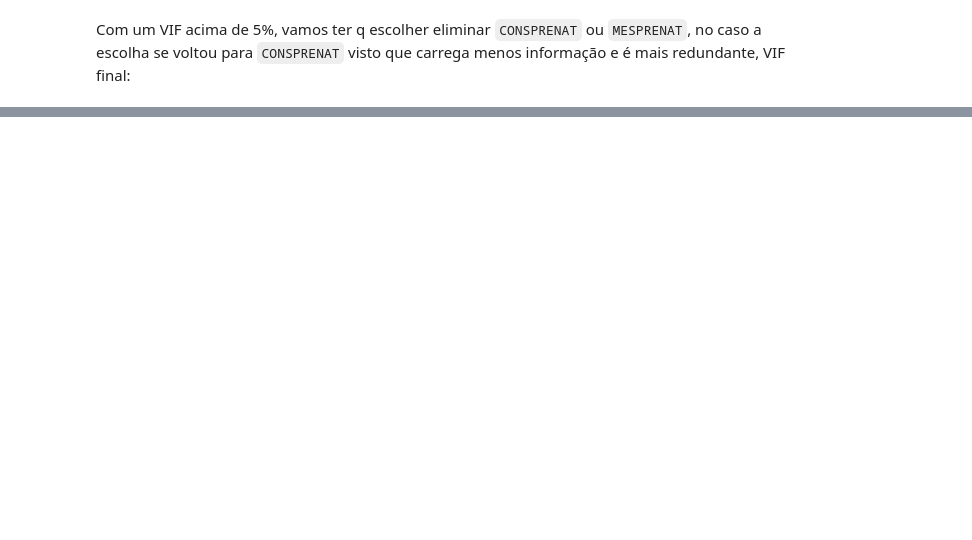
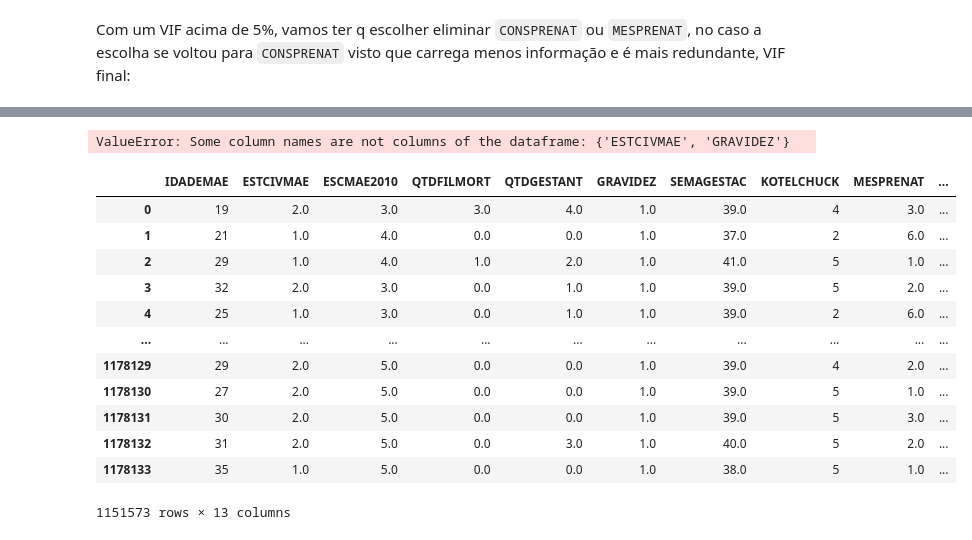
Before and after one commit to luizv55/SINASC-BirthWeight, a Jupyter notebook: main.ipynb, the cells around one changed output, grey strips where cells are left out. Saved outputs shown, nothing was run; the diff lists cells and outputs as text; code cells hidden in the pictures; blank space fills up the shorter version.

```diff
--- a/main.ipynb
+++ b/main.ipynb
@@ -628,3 +604,56 @@ print(vif)
 # %%
 # Removendo
 df = df.drop(columns='CONSPRENAT')
+# %%
+# Definindo o mes, preenchendo valores com a mediana e criando a temporada
+def mes_temporada(mes):
+    if mes in [12, 1, 2]:
+        return 'V'
+    elif mes in [3, 4, 5]:
+        return 'O'
+    elif mes in [6, 7, 8]:
+        return 'I'
+    elif mes in [9, 10, 11]:
+        return 'P'
+
+df['MES'] = df['DTNASC'].astype(str).str.split('-').str[1].astype(float)
+median_mes = df['MES'].median()
+df['MES'] = df['MES'].fillna(median_mes).astype(int)
+df['TEMPORADA'] = df['MES'].apply(mes_temporada)
+
+# Removendo a data de nascimento
+df = df.drop(columns='DTNASC')
+# %%
+from sklearn.compose import ColumnTransformer
+from sklearn.preprocessing import OneHotEncoder
+# Aplicando encoding em variáveis categoricas
+colunas_categoricas = ['GRAVIDEZ', 'ESTCIVMAE']
+
+preprocessor = ColumnTransformer(
+    transformers=[
+        ('onehot', OneHotEncoder(drop='first', handle_unknown='ignore'), colunas_categoricas)
+    ],
+    remainder='passthrough'
+)
+
+X_transformed = preprocessor.fit_transform(X)
+
+preprocessor.get_feature_names_out()
+# %% [output]
+ValueError: Some column names are not columns of the dataframe: {'ESTCIVMAE', 'GRAVIDEZ'}
+# %%
+df
+# %% [output]
+|  | IDADEMAE | ESTCIVMAE | ESCMAE2010 | QTDFILMORT | QTDGESTANT | GRAVIDEZ | SEMAGESTAC | KOTELCHUCK | MESPRENAT | ... |
+| 0 | 19 | 2.0 | 3.0 | 3.0 | 4.0 | 1.0 | 39.0 | 4 | 3.0 | ... |
+| 1 | 21 | 1.0 | 4.0 | 0.0 | 0.0 | 1.0 | 37.0 | 2 | 6.0 | ... |
+| 2 | 29 | 1.0 | 4.0 | 1.0 | 2.0 | 1.0 | 41.0 | 5 | 1.0 | ... |
+| 3 | 32 | 2.0 | 3.0 | 0.0 | 1.0 | 1.0 | 39.0 | 5 | 2.0 | ... |
+| 4 | 25 | 1.0 | 3.0 | 0.0 | 1.0 | 1.0 | 39.0 | 2 | 6.0 | ... |
+| ... | ... | ... | ... | ... | ... | ... | ... | ... | ... | ... |
+| 1178129 | 29 | 2.0 | 5.0 | 0.0 | 0.0 | 1.0 | 39.0 | 4 | 2.0 | ... |
+| 1178130 | 27 | 2.0 | 5.0 | 0.0 | 0.0 | 1.0 | 39.0 | 5 | 1.0 | ... |
+| 1178131 | 30 | 2.0 | 5.0 | 0.0 | 0.0 | 1.0 | 39.0 | 5 | 3.0 | ... |
+| 1178132 | 31 | 2.0 | 5.0 | 0.0 | 3.0 | 1.0 | 40.0 | 5 | 2.0 | ... |
+| 1178133 | 35 | 1.0 | 5.0 | 0.0 | 0.0 | 1.0 | 38.0 | 5 | 1.0 | ... |
+1151573 rows × 13 columns
```
Also changed, not shown: parts of 7 cells of this notebook.
